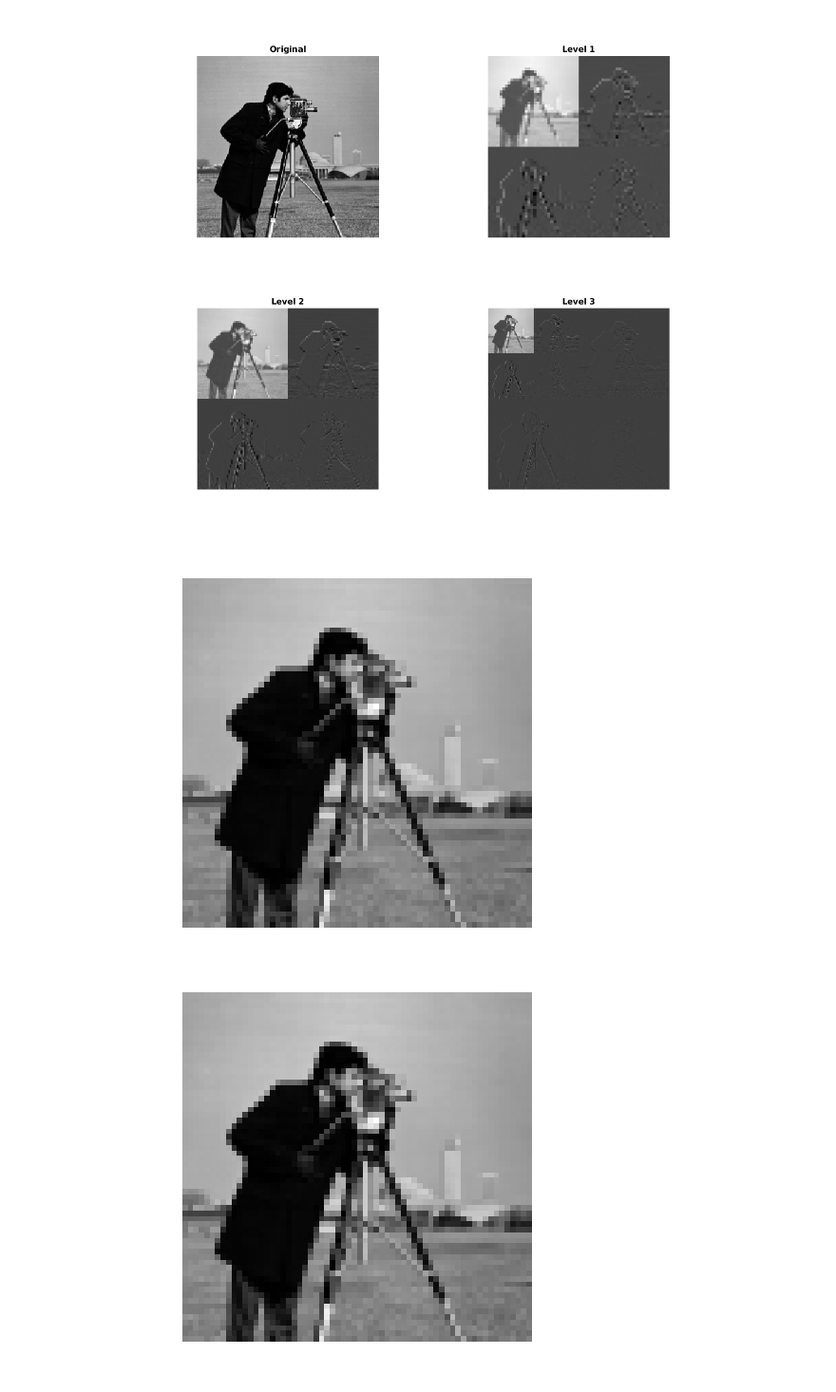
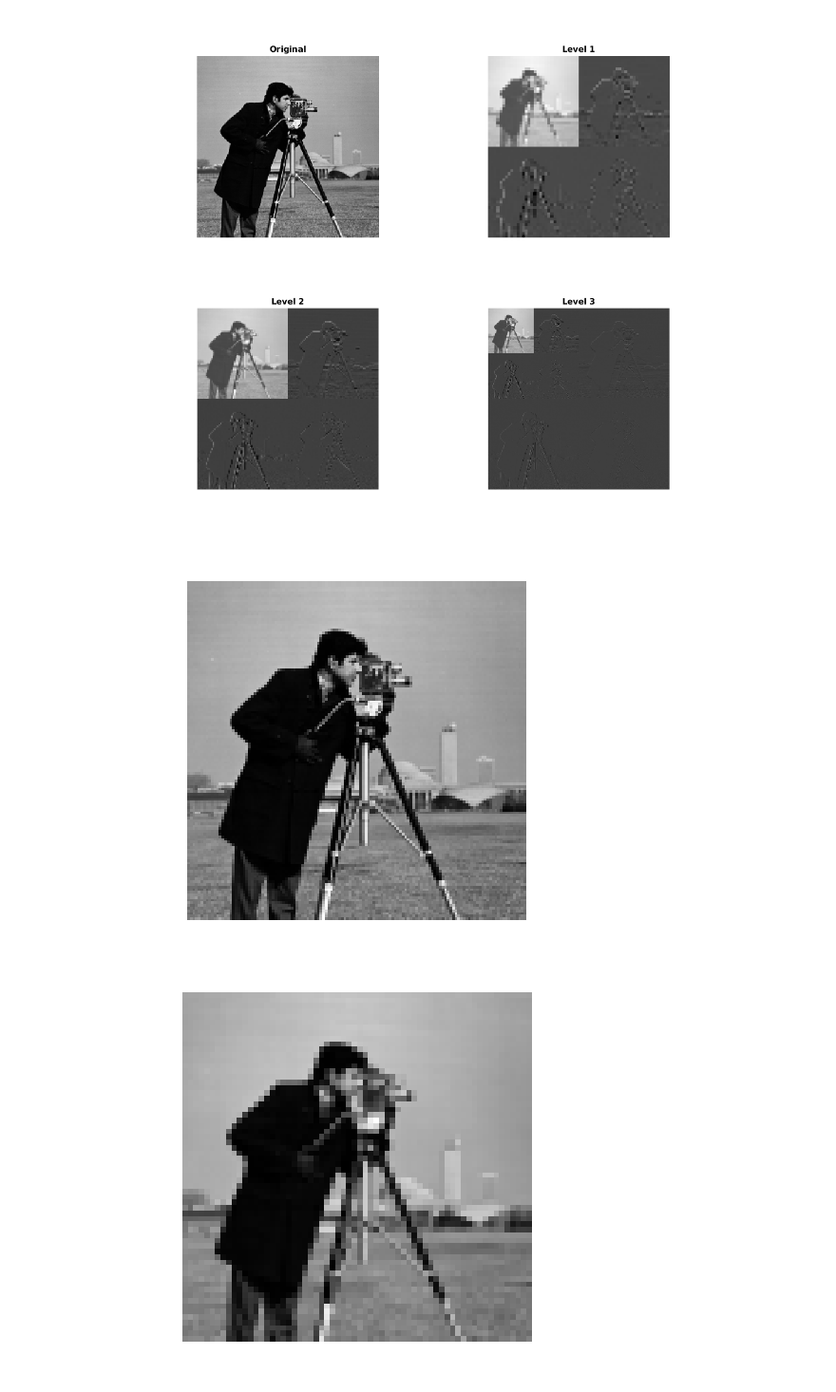
Before and after one commit to dzackgarza/Notes, a Jupyter notebook: Untitled Folder/Homework 4.ipynb, the cells around one changed output. Shown at 95% size. Saved outputs shown, nothing was run; the diff lists cells and outputs as text; code cells hidden in the pictures.

```diff
--- a/Untitled Folder/Homework 4.ipynb
+++ b/Untitled Folder/Homework 4.ipynb
@@ -39,11 +35,11 @@ title('Level 3');
 # %% [output]
 [figure]
 # %%
-oneFromTwo = idwt2(LL3, LH3, HL3, HH3, 'haar');
-imshow(oneFromTwo, [], 'InitialMagnification', 1000);
+oneFromTwo = idwt2(LL2, LH2, HL2, HH2, 'haar');
+imshow(oneFromTwo, [], 'InitialMagnification', 400);
 imwrite(oneFromTwo, 'cameraman_A1.png');
 # %% [output]
-[figure, old version]
+[figure, new version]
 # %%
 twoFromThree = idwt2(LL3, LH3, HL3, HH3, 'haar');
 imshow(twoFromThree, [], 'InitialMagnification', 1000);
```
Also changed, not shown: parts of 3 cells of this notebook.
